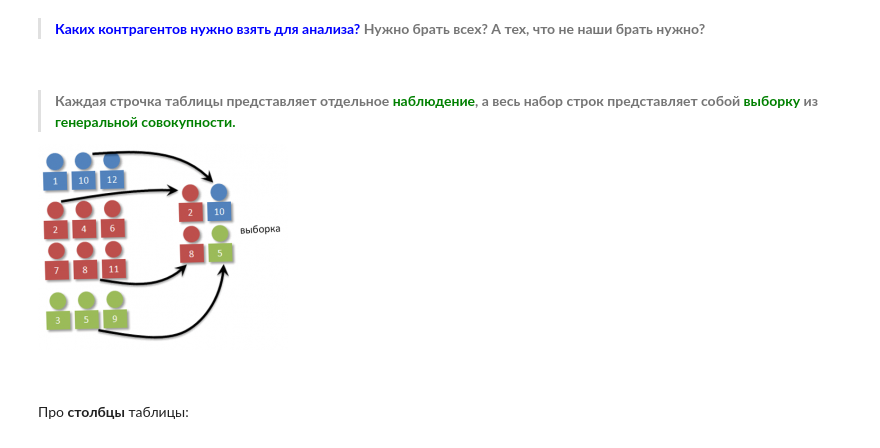
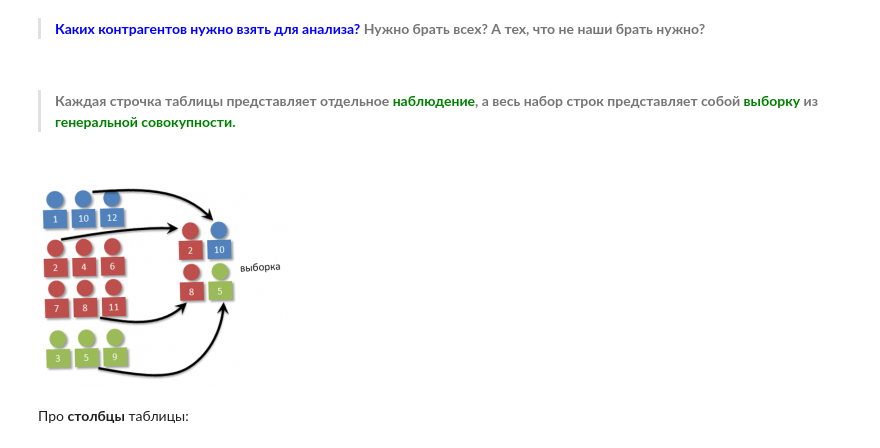
Before and after one commit to svetvoron/case_analytics, a Jupyter notebook: case_eda.ipynb, the cells around one changed output. Cells and saved outputs as stored; diff of their text form; code cells hidden in the pictures.

```diff
--- a/case_eda.ipynb
+++ b/case_eda.ipynb
@@ -56,9 +60,11 @@
 # %% [markdown]
 > **Каждая строчка таблицы представляет отдельное <font color="green">наблюдение</font>, а весь набор строк представляет собой <font color="green">выборку</font> из <font color="green">генеральной совокупности.</font>**
 
-![Выборка.png](attachment:f367f61d-8d10-4d7a-9600-742444d3888b.png)
-
 <br>
+# %%
+Image('/content/pics/Выборка.png')
+# %% [output]
+[figure, added]
 # %% [markdown]
 Про **столбцы** таблицы:
 # %% [markdown]
```
Also changed, not shown: parts of 38 cells of this notebook, 1 other file.
